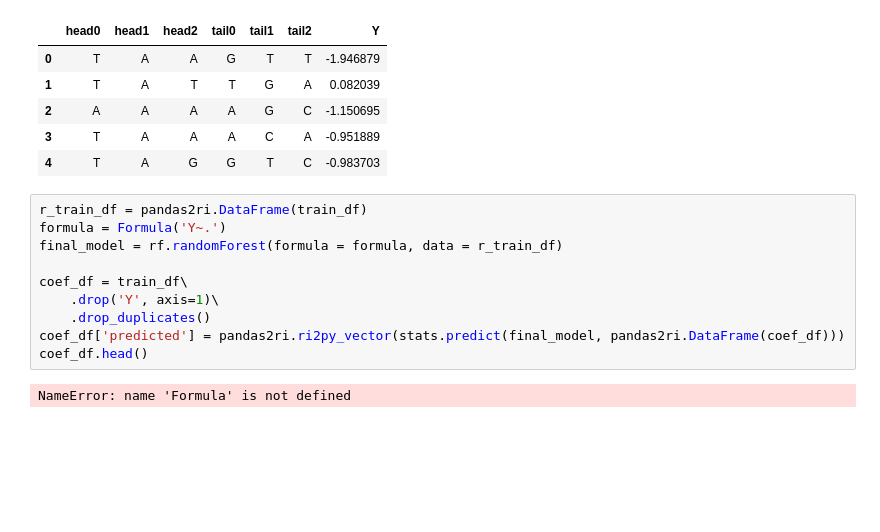
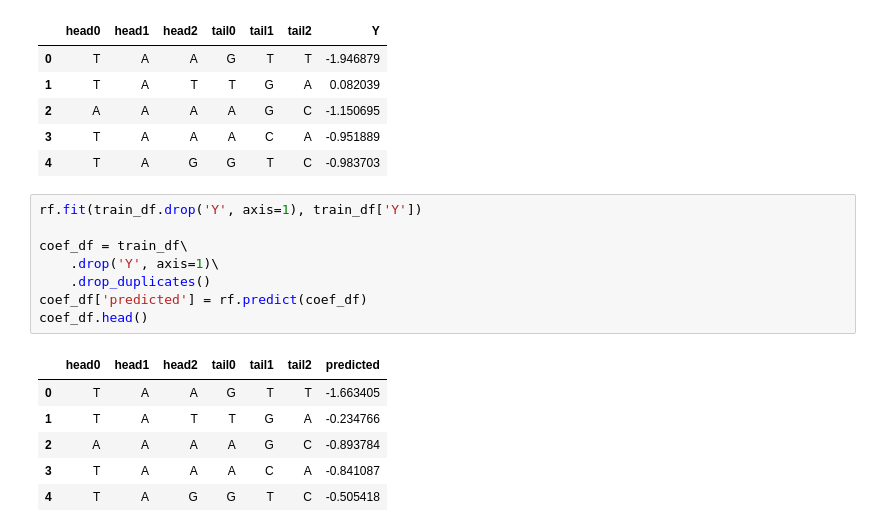
Before and after one commit to wckdouglas/tgirt_smRNA, a Jupyter notebook: scripts/RF_correction.ipynb, the cells around one changed output. Cells and saved outputs as stored; diff of their text form; blank space fills up the shorter version.

```diff
--- a/scripts/RF_correction.ipynb
+++ b/scripts/RF_correction.ipynb
@@ -432,16 +432,19 @@ train_df.head()
 | 3 | T | A | A | A | C | A | -0.951889 |
 | 4 | T | A | G | G | T | C | -0.983703 |
 # %%
-r_train_df = pandas2ri.DataFrame(train_df)
-formula = Formula('Y~.')
-final_model = rf.randomForest(formula = formula, data = r_train_df)
+rf.fit(train_df.drop('Y', axis=1), train_df['Y'])
 
 coef_df = train_df\
     .drop('Y', axis=1)\
     .drop_duplicates()
-coef_df['predicted'] = pandas2ri.ri2py_vector(stats.predict(final_model, pandas2ri.DataFrame(coef_df)))
+coef_df['predicted'] = rf.predict(coef_df)
 coef_df.head()
 # %% [output]
-NameError: name 'Formula' is not defined
+|  | head0 | head1 | head2 | tail0 | tail1 | tail2 | predicted |
+| 0 | T | A | A | G | T | T | -1.663405 |
+| 1 | T | A | T | T | G | A | -0.234766 |
+| 2 | A | A | A | A | G | C | -0.893784 |
+| 3 | T | A | A | A | C | A | -0.841087 |
+| 4 | T | A | G | G | T | C | -0.505418 |
 # %%
 train_df.shape
```
Also changed, not shown: parts of 7 cells of this notebook, 1 other file.
